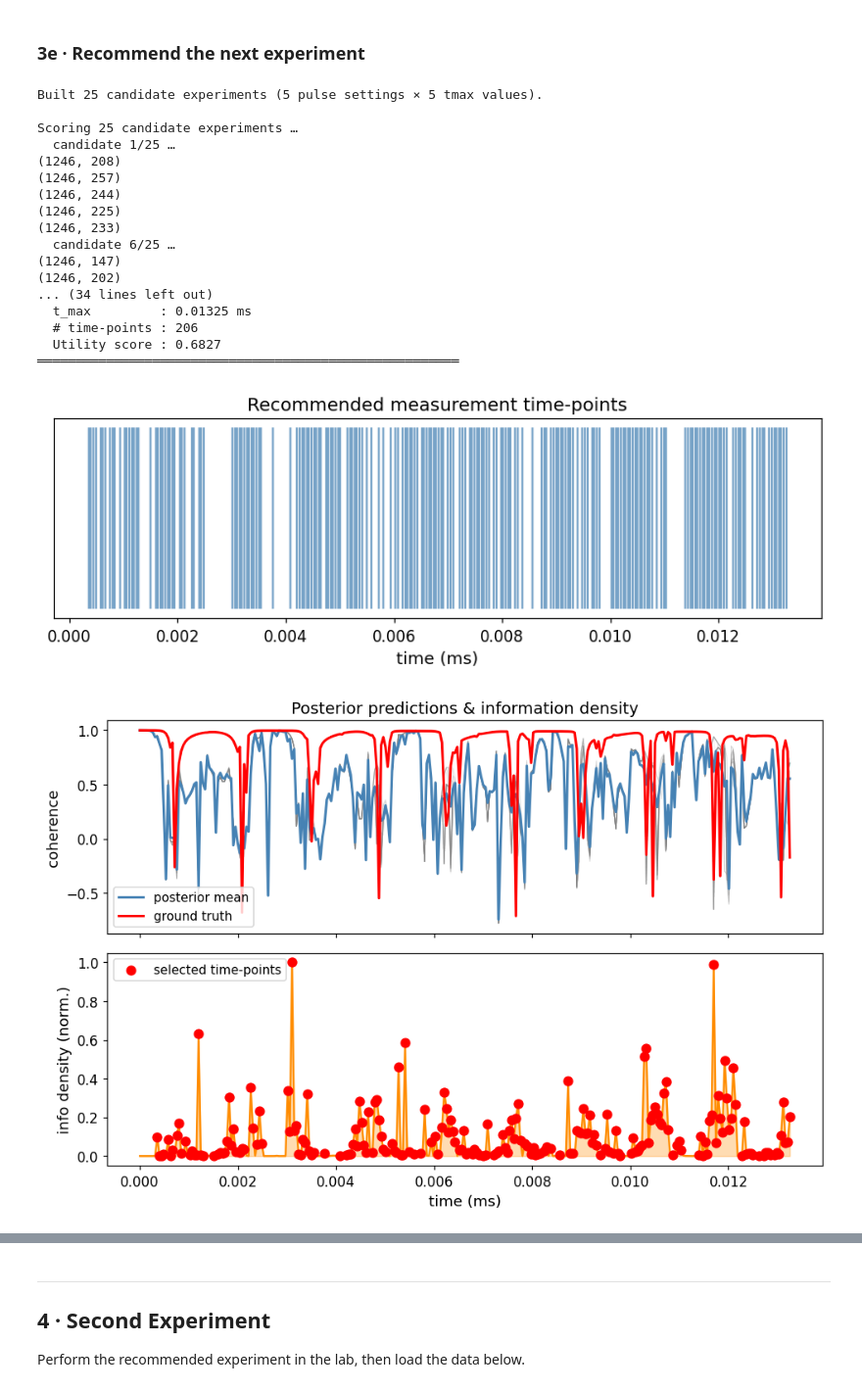
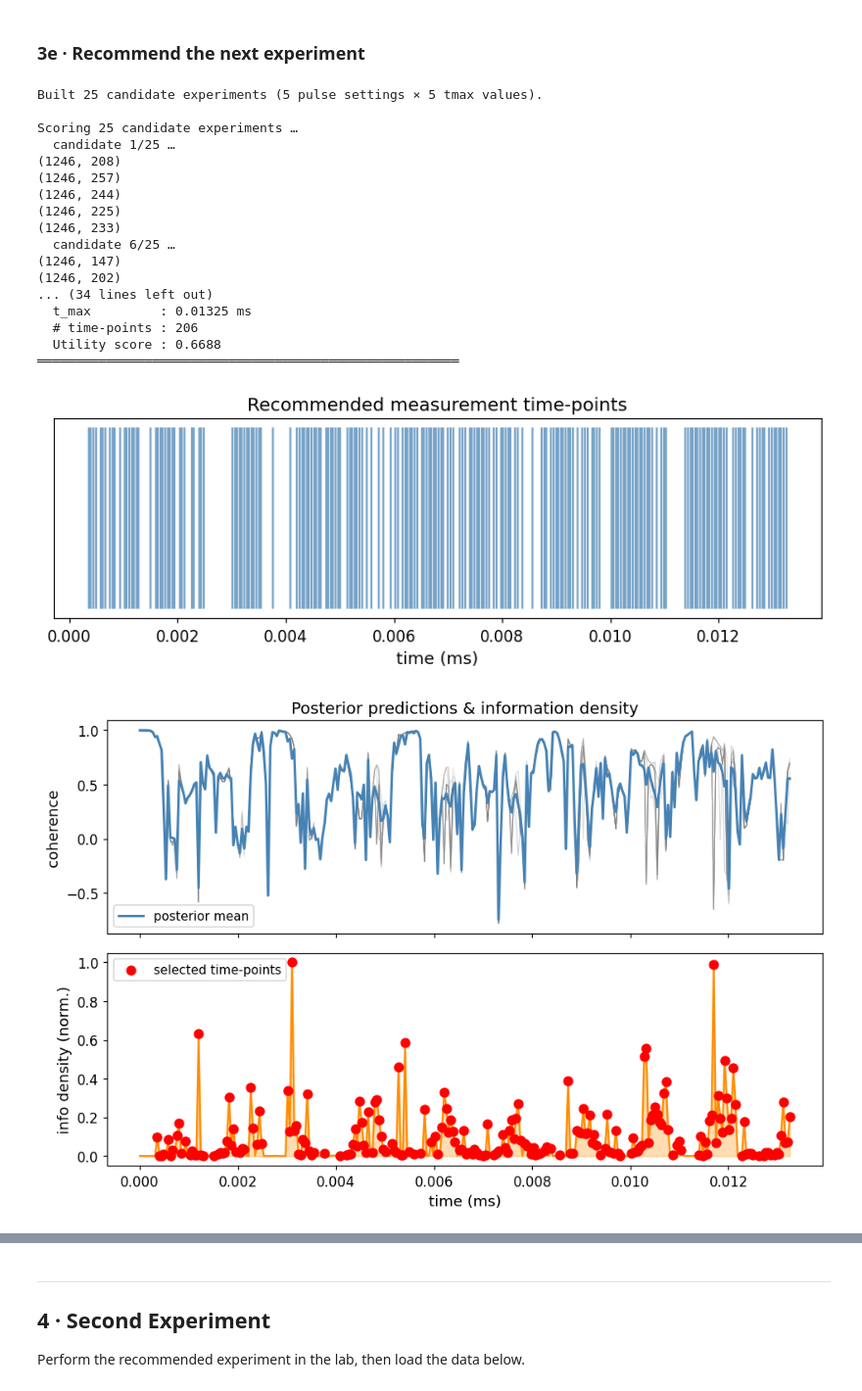
Before and after one commit to pabigail/nuclear-spin-recovery, a Jupyter notebook: spin_bath_inference_workflow.ipynb, the cells around one changed output, grey strips where cells are left out. Shown at 98% size. Cells and saved outputs as stored; diff of their text form; code cells hidden in the pictures.

```diff
--- a/spin_bath_inference_workflow.ipynb
+++ b/spin_bath_inference_workflow.ipynb
@@ -240,5 +241,5 @@ save_state(state, "spin_bath_XY4_exp1_posterior_1.pkl")
 # %% [output]
 State saved → spin_bath_XY4_exp1_posterior_1.pkl
 # %%
-config
+state = load_state("spin_bath_XY4_exp1_posterior_1.pkl")
 # %% [output]
@@ -264,28 +249,28 @@ config
 # %%
 candidates = build_candidate_experiments(config)
 recommendation_1 = suggest_next_experiment(state, config, candidates)
 display_recommendation(recommendation_1)
-plot_information_diagnostic(state, recommendation_1, config)
+plot_information_diagnostic(state, recommendation_1, config, is_simulation=False)
 # %% [output]
 Built 25 candidate experiments (5 pulse settings × 5 tmax values).
 
 Scoring 25 candidate experiments …
   candidate 1/25 …
 (1246, 208)
 (1246, 257)
 (1246, 244)
 (1246, 225)
 (1246, 233)
   candidate 6/25 …
 (1246, 147)
 (1246, 202)
 ... (34 lines left out)
   t_max         : 0.01325 ms
   # time-points : 206
-  Utility score : 0.6827
+  Utility score : 0.6688
 ═══════════════════════════════════════════════════════
 [figure]
-[figure, old version]
+[figure, new version]
 # %%
 recommendation_1['optimized_exp']
 # %% [output]
```
Also changed, not shown: parts of 4 cells of this notebook, 1 other file.
